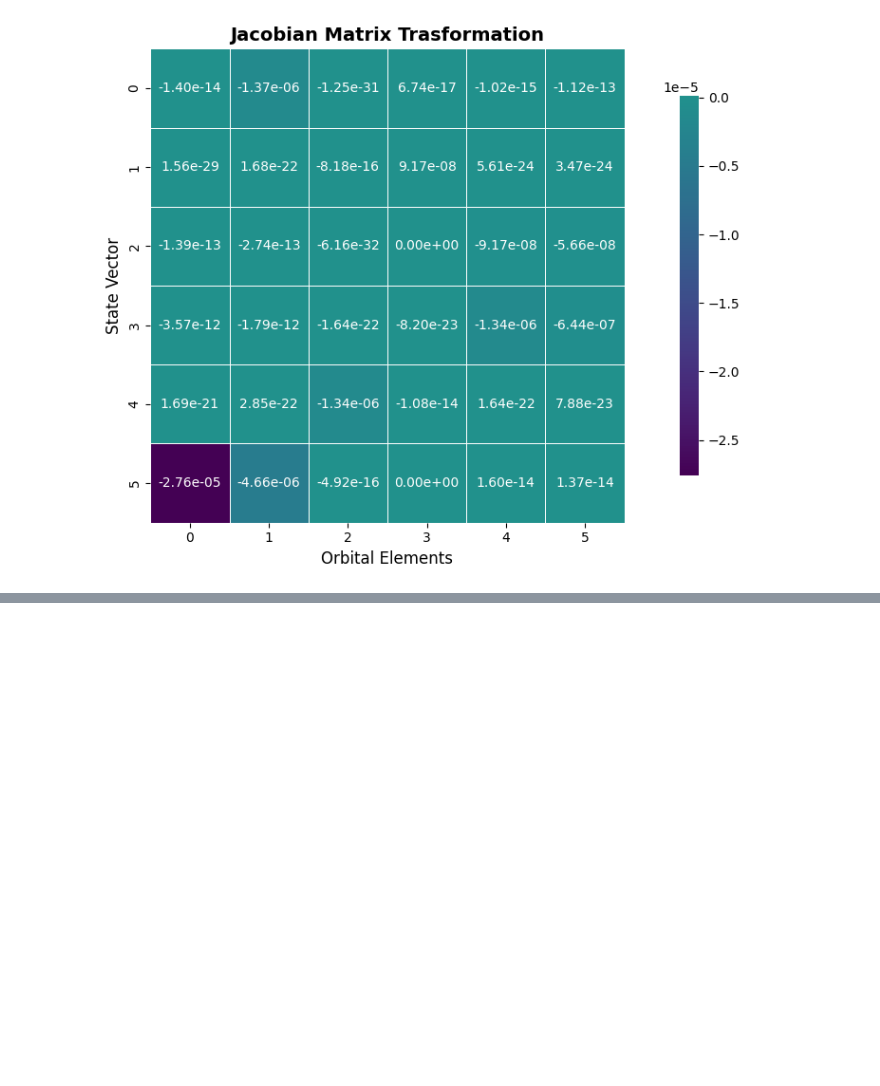
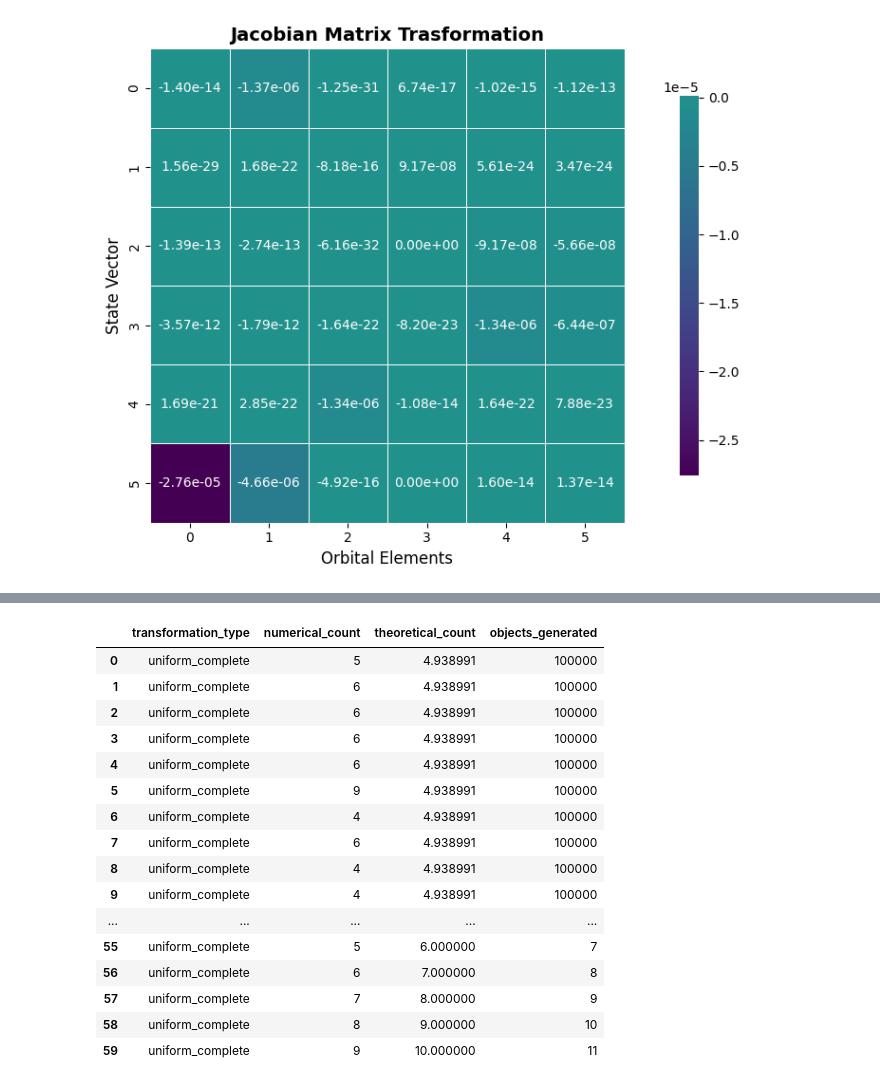
Before and after one commit to JuanitaAgudelo/TesisRepo, a Jupyter notebook: jacobian_calculations/complete_trasformation_test.ipynb, the cells around one changed output, grey strips where cells are left out. Drawn from its saved outputs; the diff is of its cells as text; code cells hidden in the pictures; blank space fills up the shorter version.

```diff
--- a/jacobian_calculations/complete_trasformation_test.ipynb
+++ b/jacobian_calculations/complete_trasformation_test.ipynb
@@ -251,12 +248,12 @@ def trasformation_X_to_E(x: float, y: float, z: float, vx: float, vy: float, vz:
 
     return a, e, i, Omega, w, M
 # %%
-N = int(1e6)
+N = int(1e5)
 
 file_state = f"../datos/random_uniform_elements/state_vector_N{N}.dat"
 file_elements = f"../datos/random_uniform_elements/elements_N{N}.dat"
 
-if not os.path.isfile(file_elements) or not os.path.isfile(file_state) or 0:
+if not os.path.isfile(file_elements) or not os.path.isfile(file_state) or 1:
     print(f"Generating elements")
     a_uniform = np.random.uniform(0, 2, N)
     e_uniform = np.random.uniform(0, 1, N)
@@ -446,0 +467,24 @@ Numerical (count) number of objects inside volume: 59
+# %%
+list_count_objects = []
+for i in range(10):
+    list_count_objects.append({"transformation_type": "uniform_complete", "numerical_count": i, "theoretical_count": i+1, "objects_generated": i+2})
+df = pd.concat([data, pd.DataFrame(list_count_objects)], ignore_index=True)
+df
+# %% [output]
+|  | transformation_type | numerical_count | theoretical_count | objects_generated |
+| 0 | uniform_complete | 5 | 4.938991 | 100000 |
+| 1 | uniform_complete | 6 | 4.938991 | 100000 |
+| 2 | uniform_complete | 6 | 4.938991 | 100000 |
+| 3 | uniform_complete | 6 | 4.938991 | 100000 |
+| 4 | uniform_complete | 6 | 4.938991 | 100000 |
+| 5 | uniform_complete | 9 | 4.938991 | 100000 |
+| 6 | uniform_complete | 4 | 4.938991 | 100000 |
+| 7 | uniform_complete | 6 | 4.938991 | 100000 |
+| 8 | uniform_complete | 4 | 4.938991 | 100000 |
+| 9 | uniform_complete | 4 | 4.938991 | 100000 |
+| ... | ... | ... | ... | ... |
+| 55 | uniform_complete | 5 | 6.000000 | 7 |
+| 56 | uniform_complete | 6 | 7.000000 | 8 |
+| 57 | uniform_complete | 7 | 8.000000 | 9 |
+| 58 | uniform_complete | 8 | 9.000000 | 10 |
+| 59 | uniform_complete | 9 | 10.000000 | 11 |
```
Also changed, not shown: parts of 6 cells of this notebook, 7 other files.
